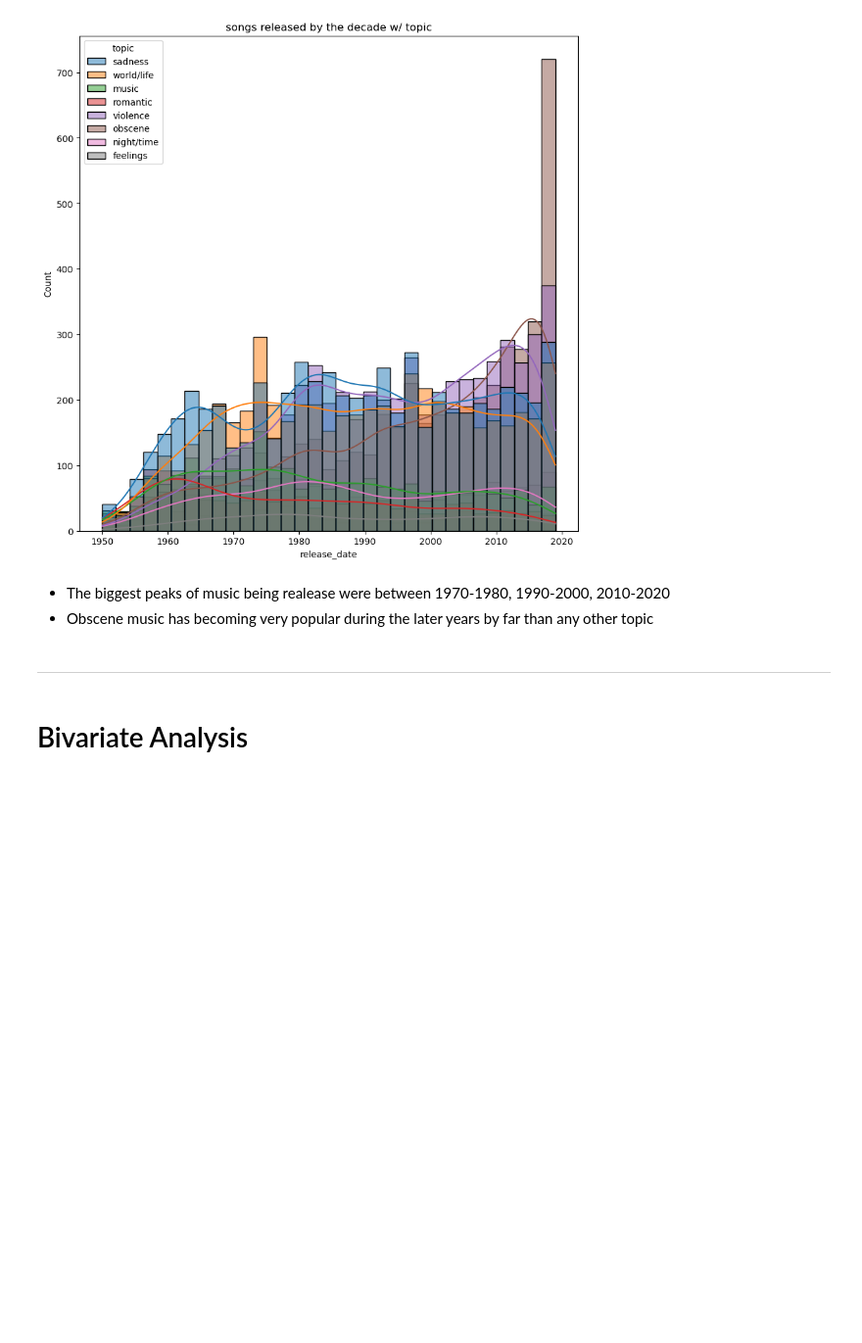
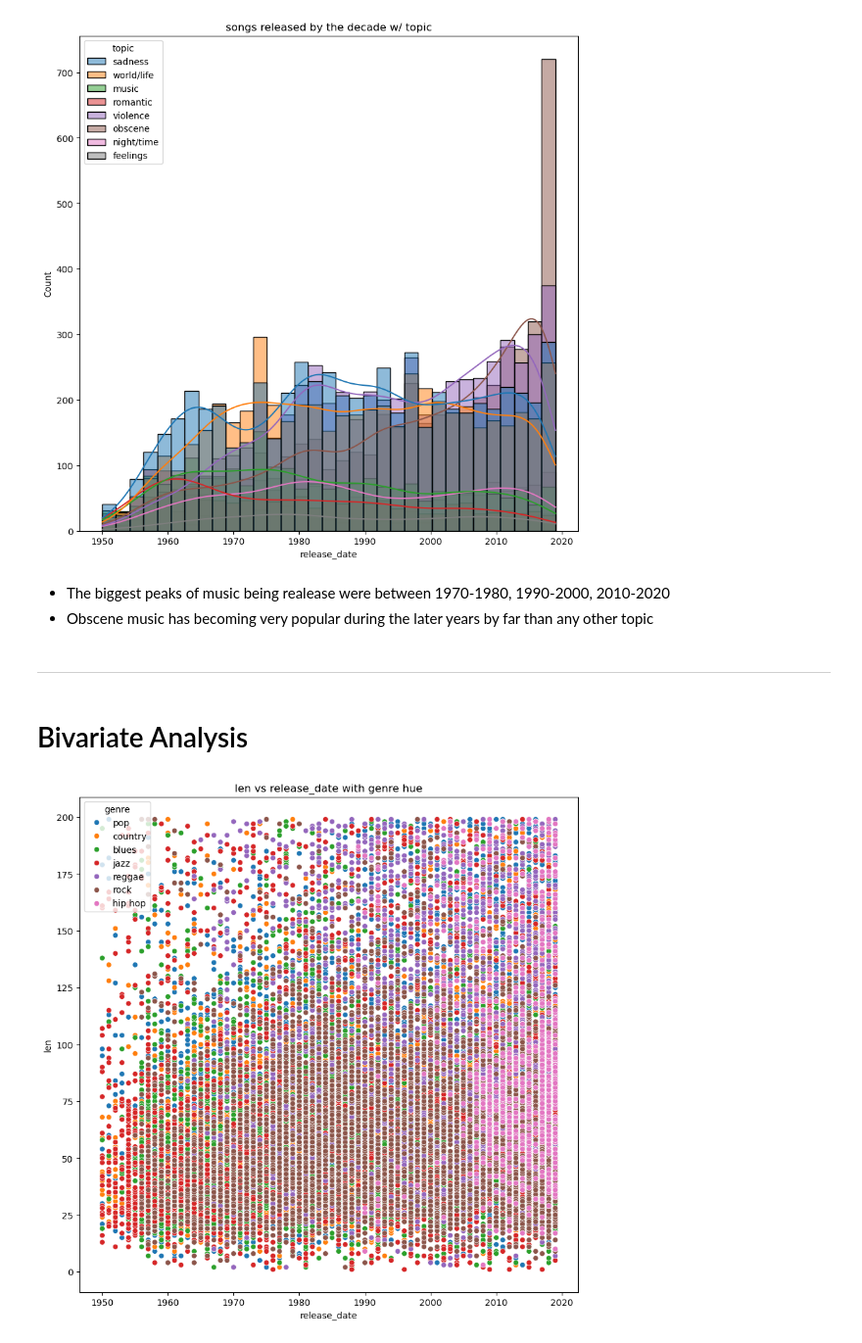
Before and after one commit to GClark89/MusicTrain, a Jupyter notebook: EDA.ipynb, the cells around one changed output. Shown at 98% size. Saved outputs shown, nothing was run; the diff lists cells and outputs as text; code cells hidden in the pictures; blank space fills up the shorter version.

```diff
--- a/EDA.ipynb
+++ b/EDA.ipynb
@@ -359,3 +384,9 @@ Text(0.5, 1.0, 'songs released by the decade w/ topic')
 ---
 # %% [markdown]
 # Bivariate Analysis
+# %%
+sns.scatterplot(df, x="release_date", y="len", hue="genre")
+plt.title("len vs release_date with genre hue")
+None
+# %% [output]
+[figure, added]
```
Also changed, not shown: parts of 18 cells of this notebook, 2 other files.
